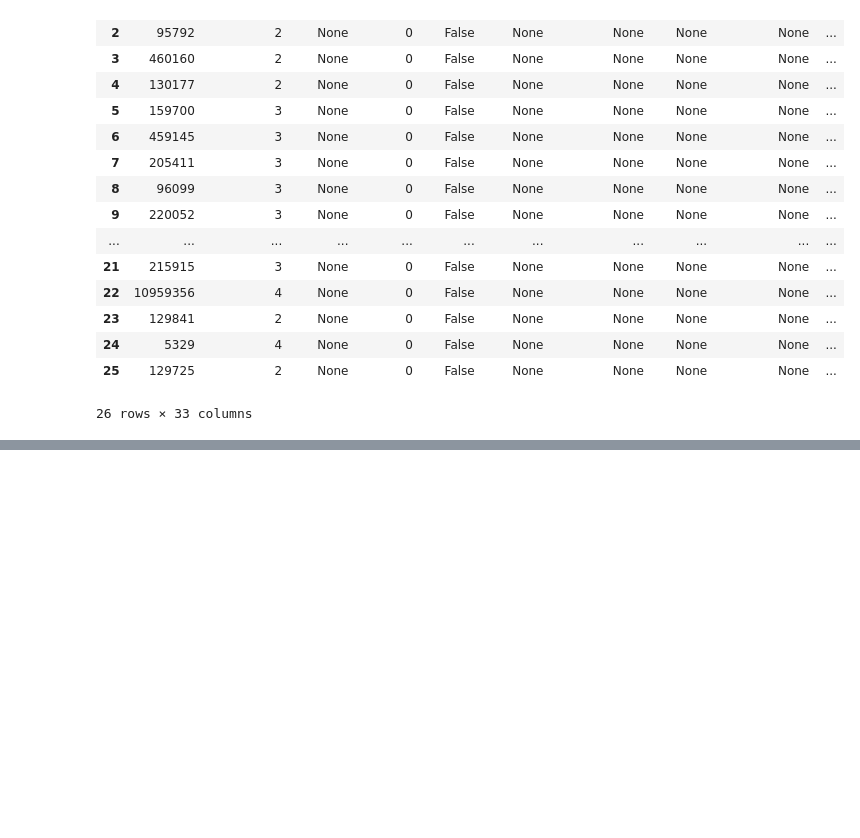
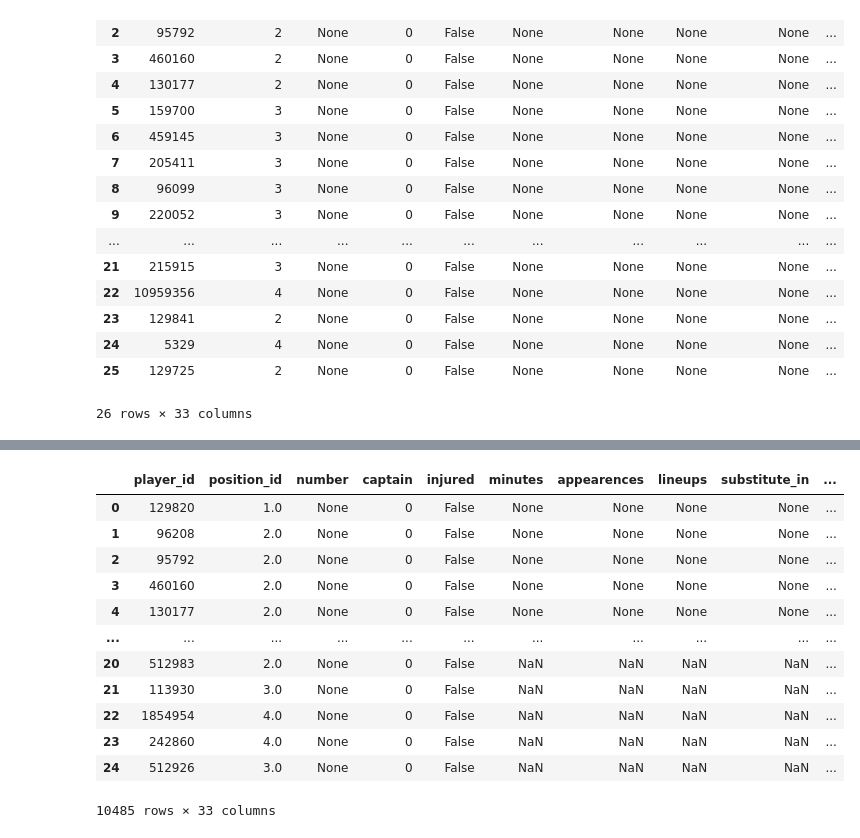
Before and after one commit to adriantzkok/MTA-UTSC, a Jupyter notebook: main.ipynb, the cells around one changed output, grey strips where cells are left out. Saved outputs shown, nothing was run; the diff lists cells and outputs as text; code cells hidden in the pictures; blank space fills up the shorter version.

```diff
--- a/main.ipynb
+++ b/main.ipynb
@@ -54,6 +52,6 @@ df = pd.DataFrame()
 # %%
 for year in years:
     for team in teams:
+        df_add =
         df = pd.concat([df, pd.DataFrame(wc.squad(team, year))])
-        print(f"fetching {year} {team}")
 # %% [output]
@@ -66,0 +74,16 @@ KeyboardInterrupt:
+# %%
+df
+# %% [output]
+|  | player_id | position_id | number | captain | injured | minutes | appearences | lineups | substitute_in | ... |
+| 0 | 129820 | 1.0 | None | 0 | False | None | None | None | None | ... |
+| 1 | 96208 | 2.0 | None | 0 | False | None | None | None | None | ... |
+| 2 | 95792 | 2.0 | None | 0 | False | None | None | None | None | ... |
+| 3 | 460160 | 2.0 | None | 0 | False | None | None | None | None | ... |
+| 4 | 130177 | 2.0 | None | 0 | False | None | None | None | None | ... |
+| ... | ... | ... | ... | ... | ... | ... | ... | ... | ... | ... |
+| 20 | 512983 | 2.0 | None | 0 | False | NaN | NaN | NaN | NaN | ... |
+| 21 | 113930 | 3.0 | None | 0 | False | NaN | NaN | NaN | NaN | ... |
+| 22 | 1854954 | 4.0 | None | 0 | False | NaN | NaN | NaN | NaN | ... |
+| 23 | 242860 | 4.0 | None | 0 | False | NaN | NaN | NaN | NaN | ... |
+| 24 | 512926 | 3.0 | None | 0 | False | NaN | NaN | NaN | NaN | ... |
+10485 rows × 33 columns
```
Also changed, not shown: parts of 2 cells of this notebook.
